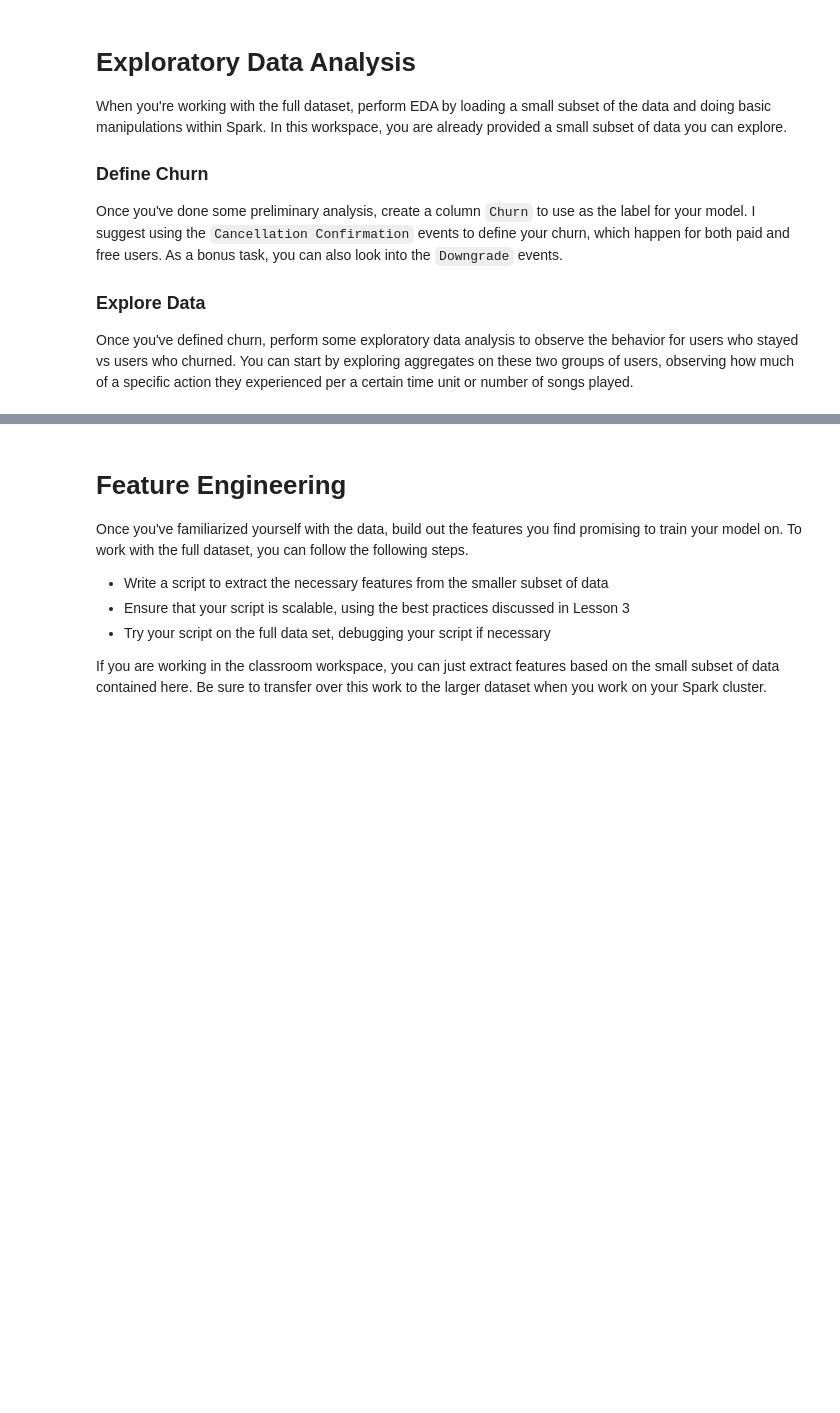
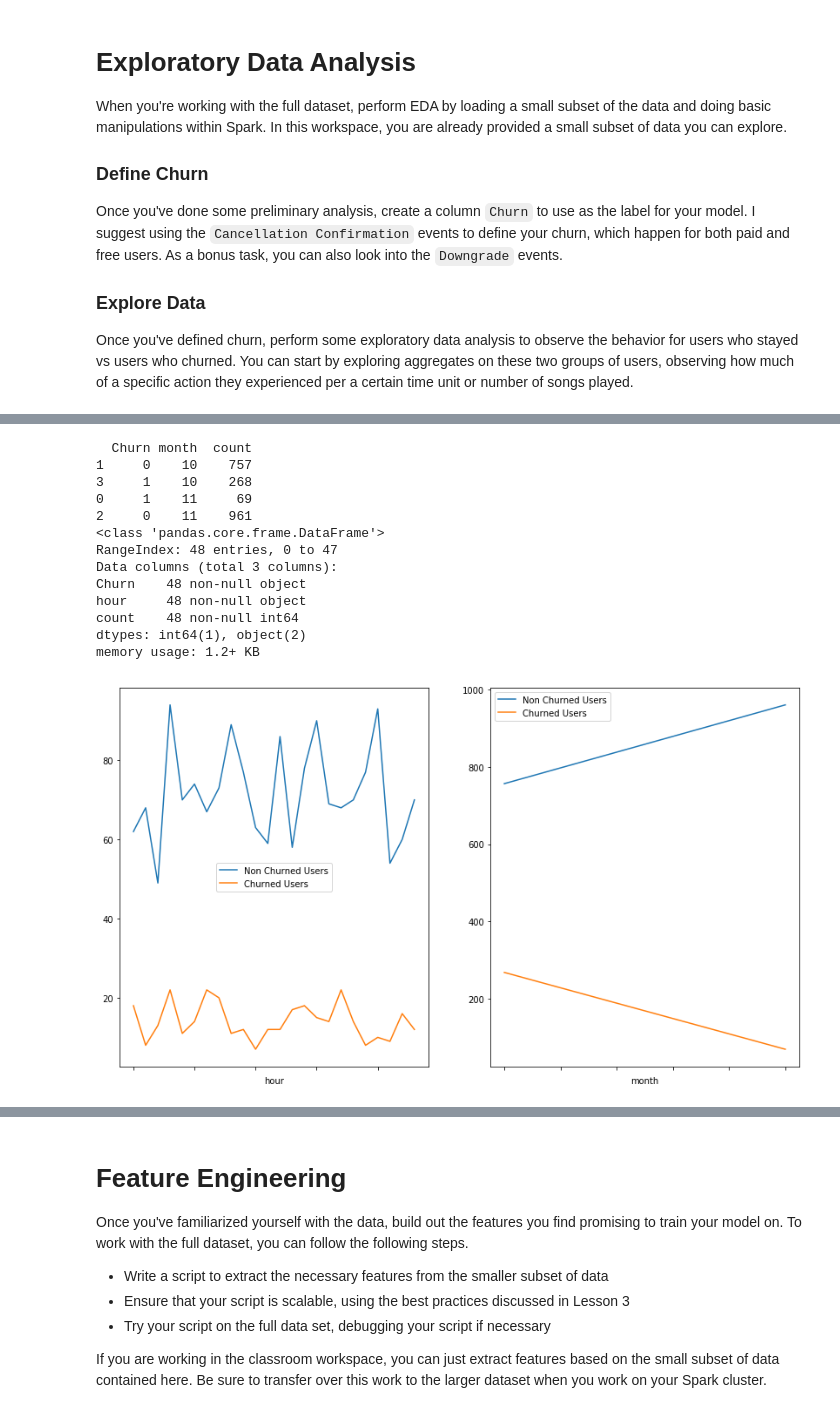
Before and after one commit to uzair123/sparkify_music_app, a Jupyter notebook: Sparkify.ipynb, the cells around one changed output, grey strips where cells are left out. Saved outputs shown, nothing was run; the diff lists cells and outputs as text; code cells hidden in the pictures; blank space fills up the shorter version.

```diff
--- a/Sparkify.ipynb
+++ b/Sparkify.ipynb
@@ -72,0 +476,32 @@ Once you've defined churn, perform some exploratory data analysis to observe the
+# %%
+dngrade = downgrade.toPandas()
+dngrade_month = downgrade_month.toPandas()
+dngrade_month.sort_values(by=['month'], inplace=True)
+print(dngrade_month.head())
+dngrade.info()
+fig,axes = plt.subplots(nrows=1, ncols=2)
+figsize = (14, 8)
+fontsize = 13
+#ax.set_xlabel('Hours from 0-24', fontsize=13)
+#ax.set_ylabel('Number of `downgrade', fontsize= 13)
+dngrade.groupby('Churn').plot(x='hour', y='count', use_index=True ,figsize=figsize, legend=True, ax=axes[0])
+dngrade_month.groupby('Churn').plot(x='month', y='count', kind='line', use_index=True ,legend=True, ax=axes[1])
+
+
+axes[0].legend(["Non Churned Users", "Churned Users"]);
+axes[1].legend(["Non Churned Users", "Churned Users"]);
+# %% [output]
+  Churn month  count
+1     0    10    757
+3     1    10    268
+0     1    11     69
+2     0    11    961
+<class 'pandas.core.frame.DataFrame'>
+RangeIndex: 48 entries, 0 to 47
+Data columns (total 3 columns):
+Churn    48 non-null object
+hour     48 non-null object
+count    48 non-null int64
+dtypes: int64(1), object(2)
+memory usage: 1.2+ KB
+[figure, added]
```
Also changed, not shown: parts of 92 cells of this notebook, 1 other file.
